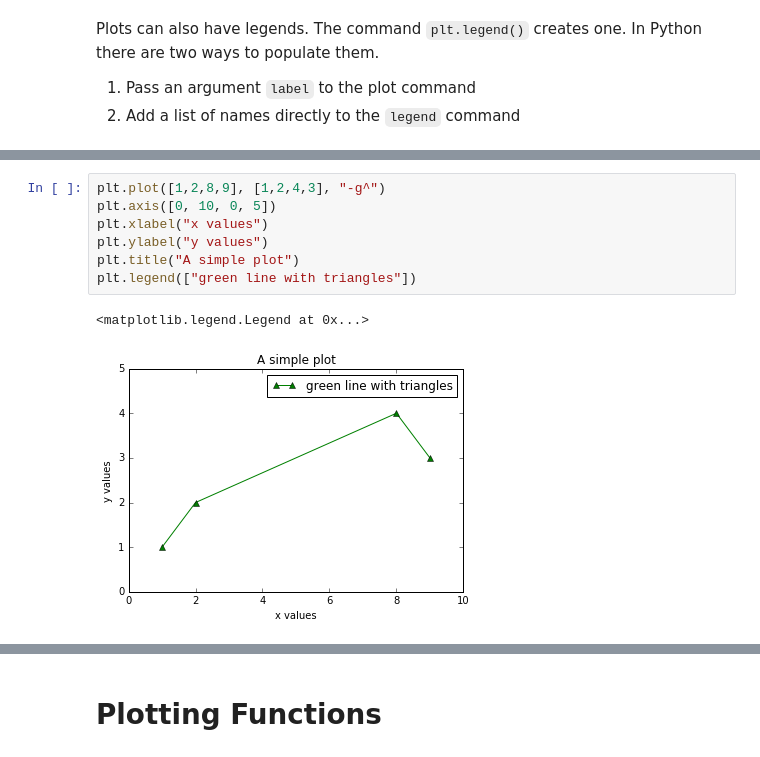
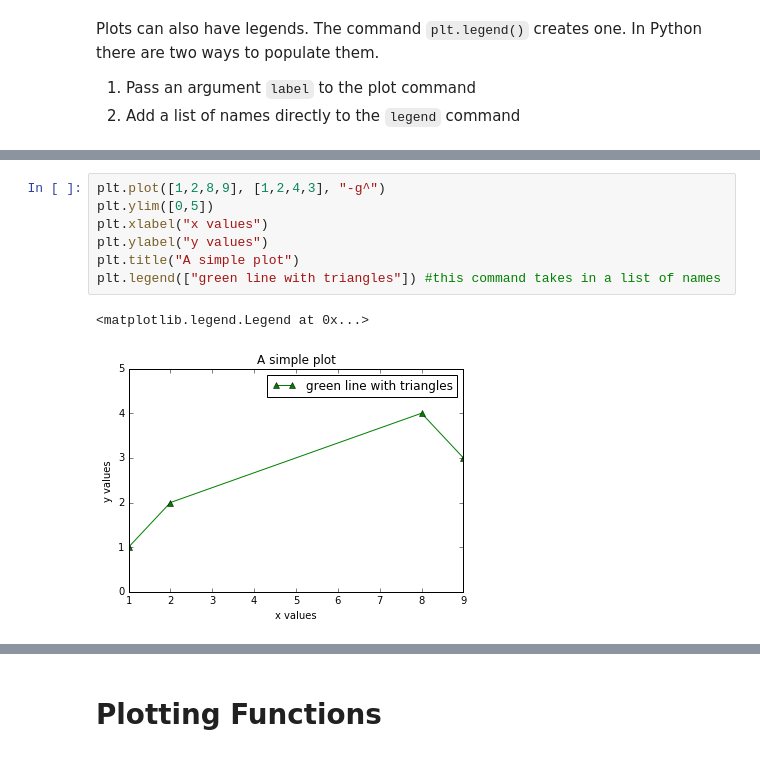
Before and after one commit to lukasbystricky/ISC-3313, a Jupyter notebook: lectures/chapter3/1-plots.ipynb, the cells around one changed output, grey strips where cells are left out. Drawn from its saved outputs; the diff is of its cells as text.

```diff
--- a/lectures/chapter3/1-plots.ipynb
+++ b/lectures/chapter3/1-plots.ipynb
@@ -97,10 +114,10 @@ plt.legend()
 # %%
 plt.plot([1,2,8,9], [1,2,4,3], "-g^")
-plt.axis([0, 10, 0, 5])
+plt.ylim([0,5])
 plt.xlabel("x values")
 plt.ylabel("y values")
 plt.title("A simple plot")
-plt.legend(["green line with triangles"])
+plt.legend(["green line with triangles"]) #this command takes in a list of names
 # %% [output]
 <matplotlib.legend.Legend at 0x...>
-[figure, old version]
+[figure, new version]
```
Also changed, not shown: parts of 31 cells of this notebook.
